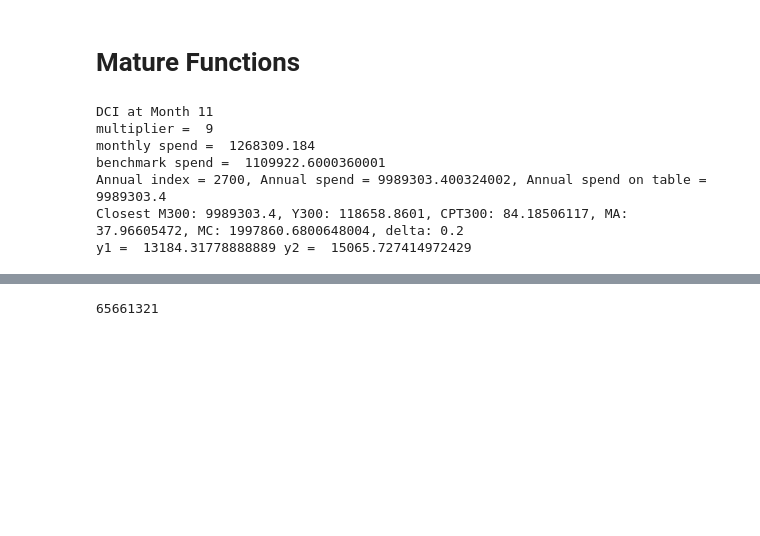
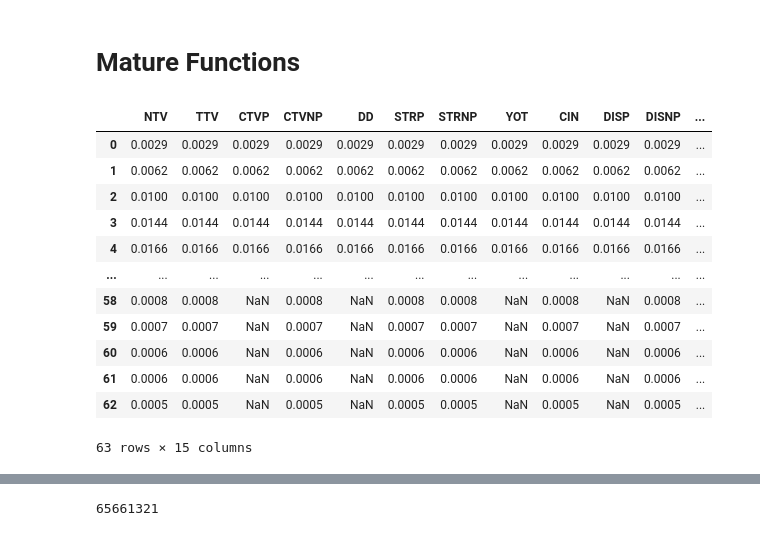
Before and after one commit to DONGZ027/craft001_SOUL, a Jupyter notebook: lab.ipynb, the cells around one changed output, grey strips where cells are left out. Cells and saved outputs as stored; diff of their text form; code cells hidden in the pictures; blank space fills up the shorter version.

```diff
--- a/lab.ipynb
+++ b/lab.ipynb
@@ -66,6 +66,16 @@ df_curve  = pd.read_csv(file_path)
 media_list = df_curve.columns
 
 
+filler = []
+for x in df_curve.columns:
+    shard = np.zeros(104)
+    values = df_curve[x].values
+    print(x, values)
+    shard[:len(values)] = values
+    filler.append(shard)
+df_curve = pd.DataFrame(np.array(filler).T, columns=df_curve.columns)
+df_curve = df_curve.loc[~(df_curve == 0).all(axis=1)]
+df_curve = df_curve.fillna(0)
 
 # Media parameters file
 # **********************************************************************************
@@ -135,13 +165,3 @@ def focal_check(X, spend_data, month, threshold):
-# %%
-focal_check('DCI', scenario1, 11, 0.46)
-# %% [output]
-DCI at Month 11
-multiplier =  9
-monthly spend =  1268309.184
-benchmark spend =  1109922.6000360001
-Annual index = 2700, Annual spend = 9989303.400324002, Annual spend on table = 9989303.4
-Closest M300: 9989303.4, Y300: 118658.8601, CPT300: 84.18506117, MA: 37.96605472, MC: 1997860.6800648004, delta: 0.2
-y1 =  13184.31778888889 y2 =  15065.727414972429
 # %%
 def compute_reward_X(X, spend_data, planning_year, threshold):
     """
@@ -441 +454,17 @@ def plan_forecast_craft(spend_data, planning_year, lead_years, lag_years, cutoff
     return craft_mo, craft_qtr
+# %%
+df_curve
+# %% [output]
+|  | NTV | TTV | CTVP | CTVNP | DD | STRP | STRNP | YOT | CIN | DISP | DISNP | ... |
+| 0 | 0.0029 | 0.0029 | 0.0029 | 0.0029 | 0.0029 | 0.0029 | 0.0029 | 0.0029 | 0.0029 | 0.0029 | 0.0029 | ... |
+| 1 | 0.0062 | 0.0062 | 0.0062 | 0.0062 | 0.0062 | 0.0062 | 0.0062 | 0.0062 | 0.0062 | 0.0062 | 0.0062 | ... |
+| 2 | 0.0100 | 0.0100 | 0.0100 | 0.0100 | 0.0100 | 0.0100 | 0.0100 | 0.0100 | 0.0100 | 0.0100 | 0.0100 | ... |
+| 3 | 0.0144 | 0.0144 | 0.0144 | 0.0144 | 0.0144 | 0.0144 | 0.0144 | 0.0144 | 0.0144 | 0.0144 | 0.0144 | ... |
+| 4 | 0.0166 | 0.0166 | 0.0166 | 0.0166 | 0.0166 | 0.0166 | 0.0166 | 0.0166 | 0.0166 | 0.0166 | 0.0166 | ... |
+| ... | ... | ... | ... | ... | ... | ... | ... | ... | ... | ... | ... | ... |
+| 58 | 0.0008 | 0.0008 | NaN | 0.0008 | NaN | 0.0008 | 0.0008 | NaN | 0.0008 | NaN | 0.0008 | ... |
+| 59 | 0.0007 | 0.0007 | NaN | 0.0007 | NaN | 0.0007 | 0.0007 | NaN | 0.0007 | NaN | 0.0007 | ... |
+| 60 | 0.0006 | 0.0006 | NaN | 0.0006 | NaN | 0.0006 | 0.0006 | NaN | 0.0006 | NaN | 0.0006 | ... |
+| 61 | 0.0006 | 0.0006 | NaN | 0.0006 | NaN | 0.0006 | 0.0006 | NaN | 0.0006 | NaN | 0.0006 | ... |
+| 62 | 0.0005 | 0.0005 | NaN | 0.0005 | NaN | 0.0005 | 0.0005 | NaN | 0.0005 | NaN | 0.0005 | ... |
+63 rows × 15 columns
```
Also changed, not shown: parts of 8 cells of this notebook, 10 other files.
